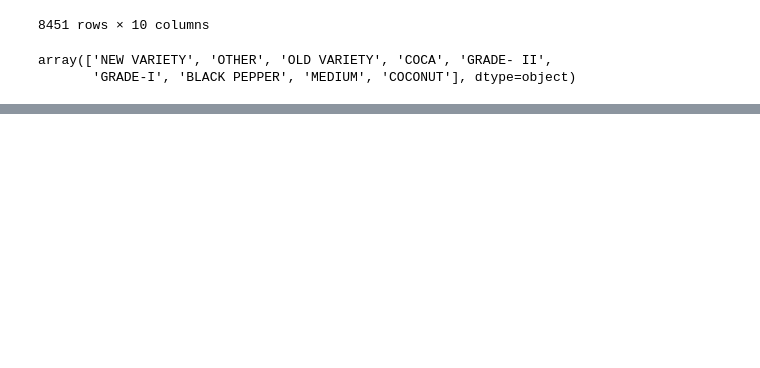
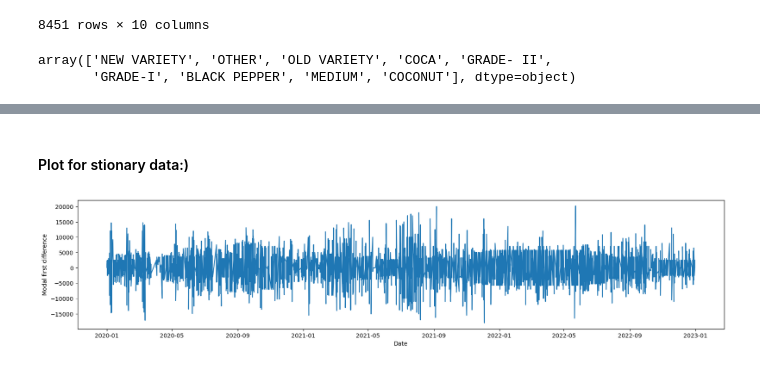
Before and after one commit to Vij7777pai/AIML-INTERNSHIP, a Jupyter notebook: Project/code.ipynb, the cells around one changed output, grey strips where cells are left out. Drawn from its saved outputs; the diff is of its cells as text; code cells hidden in the pictures; blank space fills up the shorter version.

Commit message:
Added code upto training and checking the mse for pepper_newvariety:(

```diff
--- a/Project/code.ipynb
+++ b/Project/code.ipynb
@@ -270,0 +280,3 @@ The time series is likely non-stationary for  BLACK PEPPER
+# %%
+df_newvariety = df2[df2['Variety'] == 'NEW VARIETY']
+df_newvariety
@@ -270,0 +297,3 @@ The time series is likely non-stationary for  BLACK PEPPER
+# %%
+df_newvariety['Modal First difference'] = df_newvariety['Modal'] - df_newvariety['Modal'].shift(1)
+df_newvariety.head()
@@ -270,0 +332,3 @@ The time series is likely non-stationary for  BLACK PEPPER
+# %%
+df_newvariety['Variety'] = df_newvariety['Variety'].replace({'NEW VARIETY':'PEPPER NEW VARIETY'})
+df_newvariety
@@ -270,0 +354,10 @@ The time series is likely non-stationary for  BLACK PEPPER
+# %% [markdown]
+#### Plot for stionary data:)
+# %%
+plt.figure(figsize=(20,4))
+plt.plot(df_newvariety['Date'],df_newvariety['Modal First difference'])
+plt.xlabel('Date')
+plt.ylabel('Modal first difference')
+plt.show()
+# %% [output]
+[figure, added]
```
Also changed, not shown: parts of 52 cells of this notebook.
